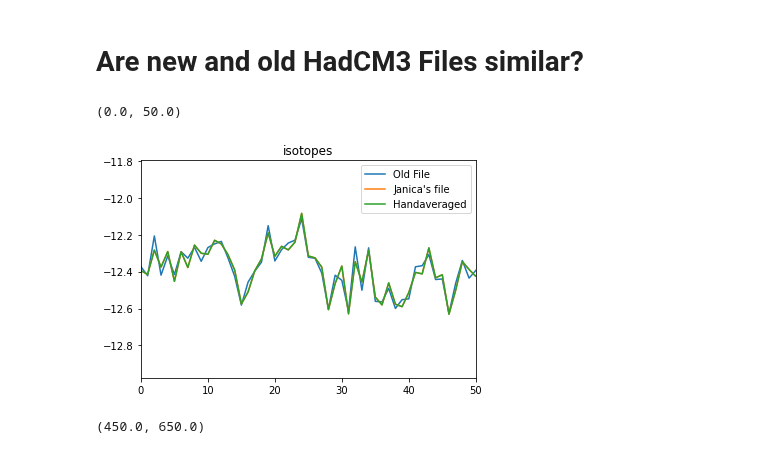
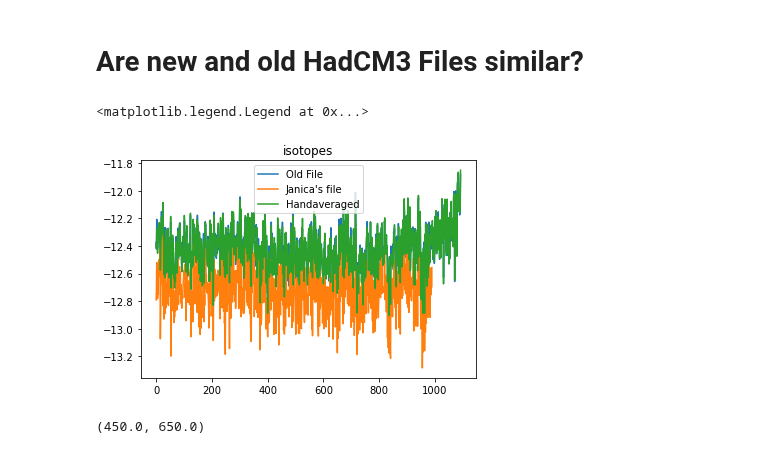
Before and after one commit to jonathanwider/isoEm, a Jupyter notebook: Untitled1.ipynb, the cells around one changed output. Cells and saved outputs as stored; diff of their text form; code cells hidden in the pictures.

```diff
--- a/Untitled1.ipynb
+++ b/Untitled1.ipynb
@@ -607,14 +613,14 @@ y_test_iso = np.array(y_test_iso)
 # %%
 plt.title("isotopes")
 plt.plot(np.mean(y_iso_old.variables["dO18"][60:,:,1:-1,:].data, axis=(1,2,3)), label="Old File")
 plt.plot(np.mean(y_iso_new_iHadCM3.variables["d18O"][10:,:,1:-1,:].data, axis=(1,2,3)), label="Janica's file")
 plt.plot(np.mean(y_test_iso[59:], axis=(1,2,3)), label="Handaveraged")
 plt.legend()
-plt.xlim()
-plt.xlim(0,50)
+# plt.xlim()
+# plt.xlim(0,50)
 # %% [output]
-(0.0, 50.0)
+<matplotlib.legend.Legend at 0x...>
-[figure, old version]
+[figure, new version]
 # %%
 test_tsurf = tsurf_old["temp_1"][:].data
 test_tsurf[test_tsurf == tsurf_old["temp_1"].missing_value] = np.nan
```
Also changed, not shown: parts of 29 cells of this notebook, 5 other files.
